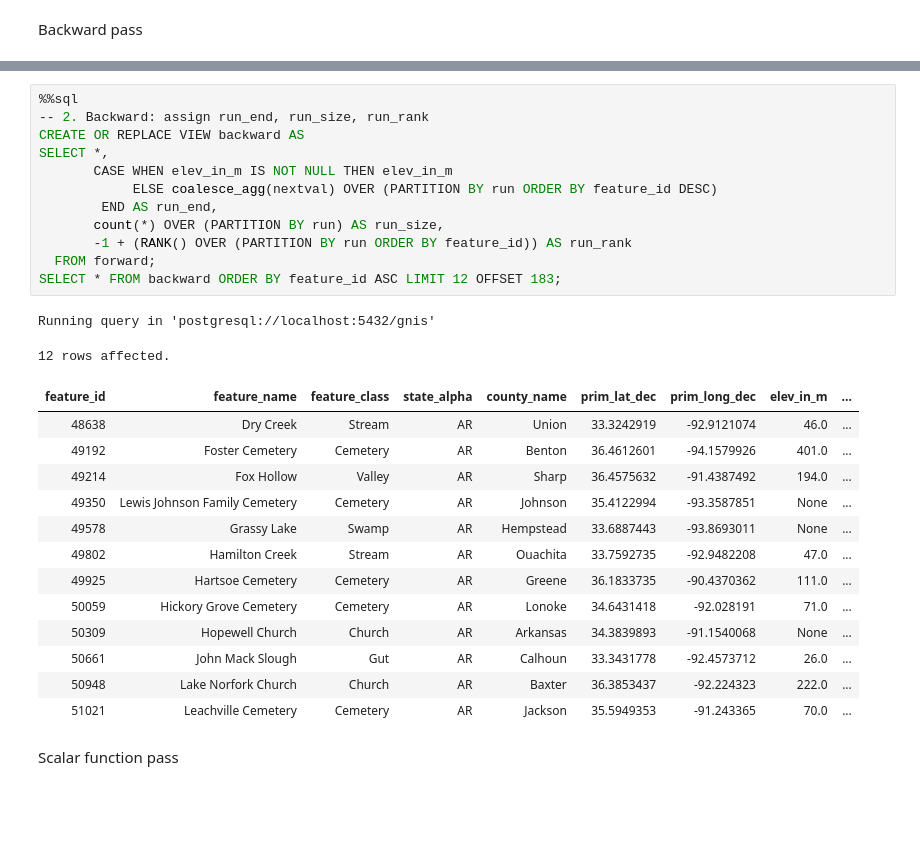
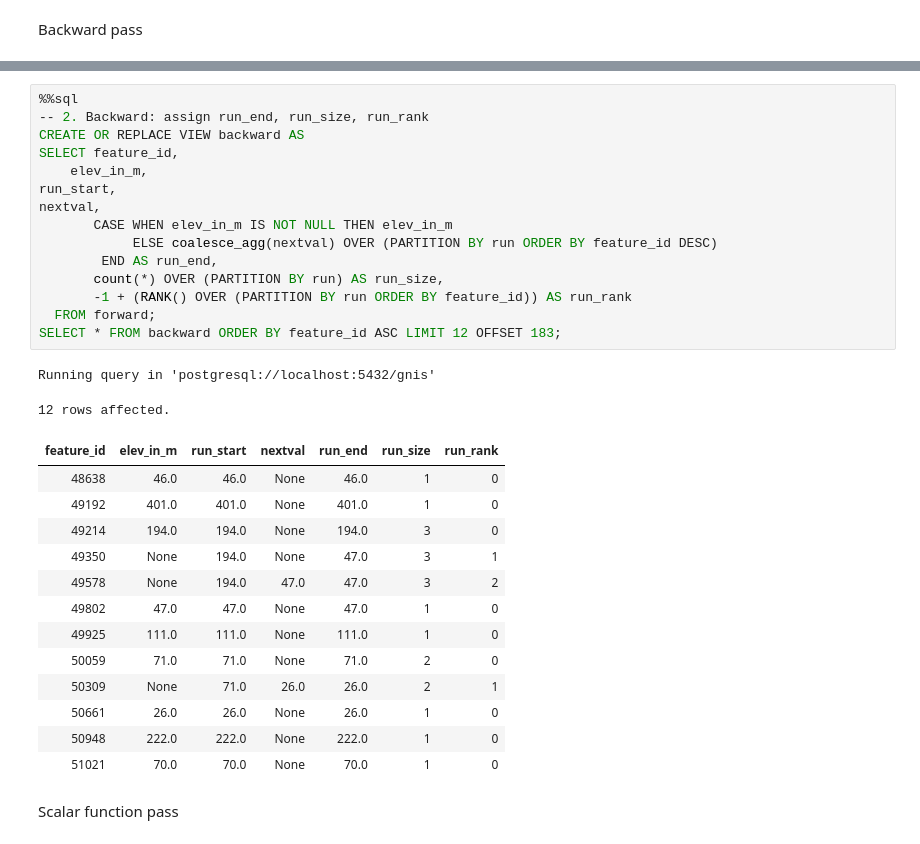
Before and after one commit to cal-data-eng/fa24-materials, a Jupyter notebook: lec/lec14/lec14-imputation.ipynb, the cells around one changed output, grey strips where cells are left out. Cells and saved outputs as stored; diff of their text form; blank space fills up the shorter version.

```diff
--- a/lec/lec14/lec14-imputation.ipynb
+++ b/lec/lec14/lec14-imputation.ipynb
@@ -261,31 +298,34 @@ Backward pass
 # %%
 %%sql
 -- 2. Backward: assign run_end, run_size, run_rank
 CREATE OR REPLACE VIEW backward AS
-SELECT *,
+SELECT feature_id,
+    elev_in_m,
+run_start,
+nextval,
        CASE WHEN elev_in_m IS NOT NULL THEN elev_in_m
             ELSE coalesce_agg(nextval) OVER (PARTITION BY run ORDER BY feature_id DESC)
         END AS run_end,
        count(*) OVER (PARTITION BY run) AS run_size,
        -1 + (RANK() OVER (PARTITION BY run ORDER BY feature_id)) AS run_rank
   FROM forward;
 SELECT * FROM backward ORDER BY feature_id ASC LIMIT 12 OFFSET 183;
 # %% [output]
 Running query in 'postgresql://localhost:5432/gnis'
 12 rows affected.
-| feature_id | feature_name | feature_class | state_alpha | county_name | prim_lat_dec | prim_long_dec | elev_in_m | ... |
-| 48638 | Dry Creek | Stream | AR | Union | 33.3242919 | -92.9121074 | 46.0 | ... |
-| 49192 | Foster Cemetery | Cemetery | AR | Benton | 36.4612601 | -94.1579926 | 401.0 | ... |
-| 49214 | Fox Hollow | Valley | AR | Sharp | 36.4575632 | -91.4387492 | 194.0 | ... |
-| 49350 | Lewis Johnson Family Cemetery | Cemetery | AR | Johnson | 35.4122994 | -93.3587851 | None | ... |
-| 49578 | Grassy Lake | Swamp | AR | Hempstead | 33.6887443 | -93.8693011 | None | ... |
-| 49802 | Hamilton Creek | Stream | AR | Ouachita | 33.7592735 | -92.9482208 | 47.0 | ... |
-| 49925 | Hartsoe Cemetery | Cemetery | AR | Greene | 36.1833735 | -90.4370362 | 111.0 | ... |
-| 50059 | Hickory Grove Cemetery | Cemetery | AR | Lonoke | 34.6431418 | -92.028191 | 71.0 | ... |
-| 50309 | Hopewell Church | Church | AR | Arkansas | 34.3839893 | -91.1540068 | None | ... |
-| 50661 | John Mack Slough | Gut | AR | Calhoun | 33.3431778 | -92.4573712 | 26.0 | ... |
-| 50948 | Lake Norfork Church | Church | AR | Baxter | 36.3853437 | -92.224323 | 222.0 | ... |
-| 51021 | Leachville Cemetery | Cemetery | AR | Jackson | 35.5949353 | -91.243365 | 70.0 | ... |
+| feature_id | elev_in_m | run_start | nextval | run_end | run_size | run_rank |
+| 48638 | 46.0 | 46.0 | None | 46.0 | 1 | 0 |
+| 49192 | 401.0 | 401.0 | None | 401.0 | 1 | 0 |
+| 49214 | 194.0 | 194.0 | None | 194.0 | 3 | 0 |
+| 49350 | None | 194.0 | None | 47.0 | 3 | 1 |
+| 49578 | None | 194.0 | 47.0 | 47.0 | 3 | 2 |
+| 49802 | 47.0 | 47.0 | None | 47.0 | 1 | 0 |
+| 49925 | 111.0 | 111.0 | None | 111.0 | 1 | 0 |
+| 50059 | 71.0 | 71.0 | None | 71.0 | 2 | 0 |
+| 50309 | None | 71.0 | 26.0 | 26.0 | 2 | 1 |
+| 50661 | 26.0 | 26.0 | None | 26.0 | 1 | 0 |
+| 50948 | 222.0 | 222.0 | None | 222.0 | 1 | 0 |
+| 51021 | 70.0 | 70.0 | None | 70.0 | 1 | 0 |
 # %% [markdown]
 Scalar function pass
 # %%
```
Also changed, not shown: parts of 7 cells of this notebook, 2 other files.
